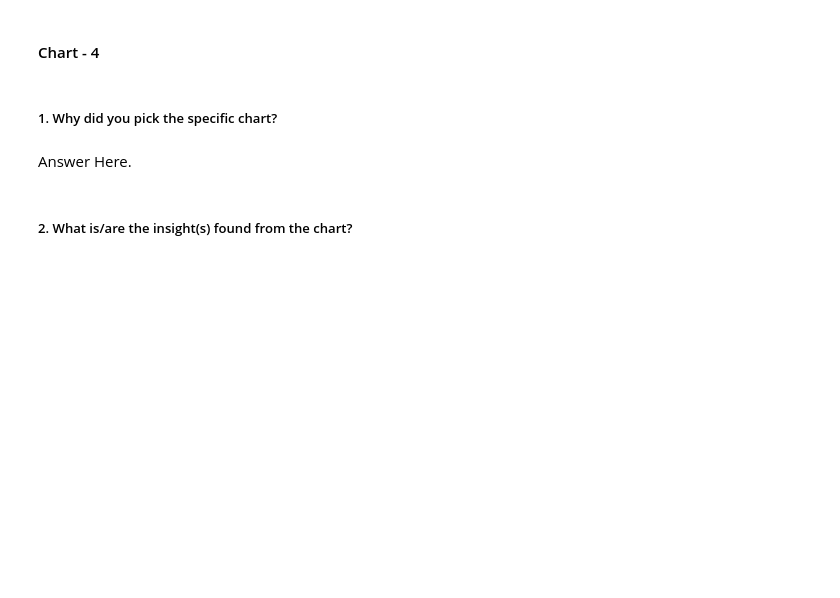
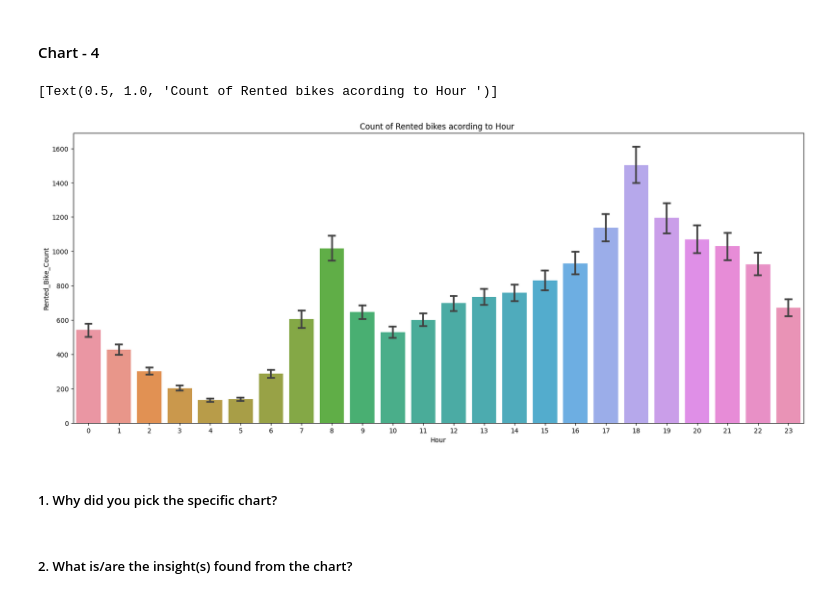
Before and after one commit to Parshya8/Bike_Sharing_Demand_Prediction, a Jupyter notebook: Bike_Sharing_Demand_Prediction.ipynb, the cells around one changed output. Drawn from its saved outputs; the diff is of its cells as text; code cells hidden in the pictures; blank space fills up the shorter version.

```diff
--- a/Bike_Sharing_Demand_Prediction.ipynb
+++ b/Bike_Sharing_Demand_Prediction.ipynb
@@ -357,7 +447,14 @@ Answer Here
+# %%
+# Chart - 4 visualization code
+#anlysis of data by vizualisation
+fig,ax=plt.subplots(figsize=(20,8))
+sns.barplot(data=bike_df,x='Hour',y='Rented_Bike_Count',ax=ax,capsize=.2)
+ax.set(title='Count of Rented bikes acording to Hour ')
+# %% [output]
+[Text(0.5, 1.0, 'Count of Rented bikes acording to Hour ')]
+[figure, added]
 # %% [markdown]
 ##### 1. Why did you pick the specific chart?
-# %% [markdown]
-Answer Here.
 # %% [markdown]
 ##### 2. What is/are the insight(s) found from the chart?
 # %% [markdown]
```
Also changed, not shown: parts of 30 cells of this notebook.
